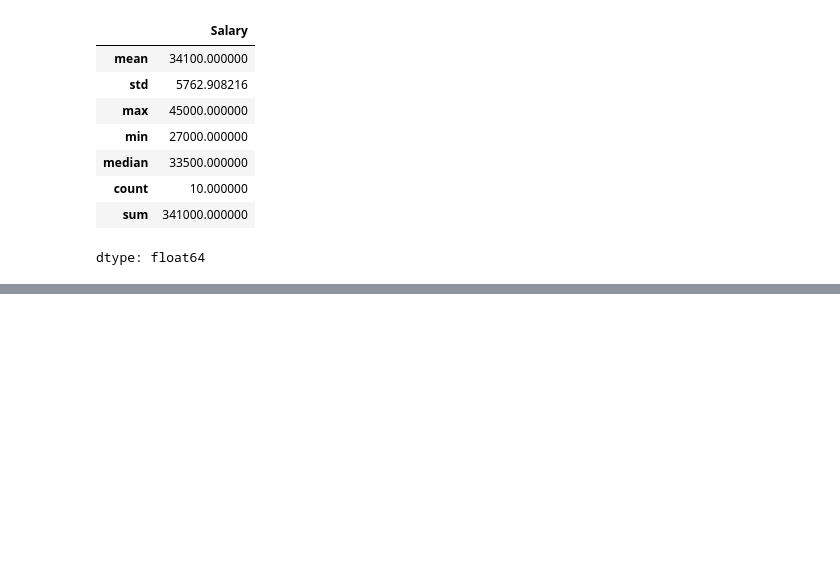
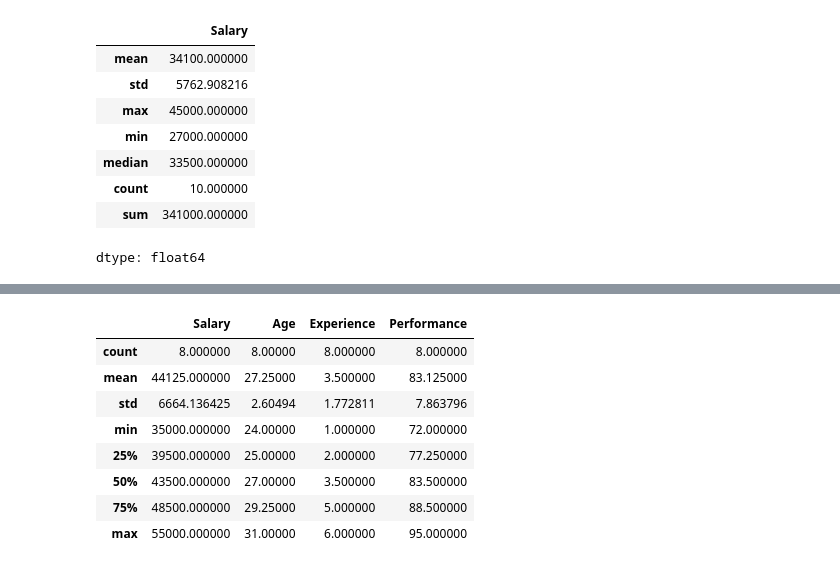
Before and after one commit to DipaliDhonnar/python, a Jupyter notebook: pandas.ipynb, the cells around one changed output, grey strips where cells are left out. Drawn from its saved outputs; the diff is of its cells as text; code cells hidden in the pictures; blank space fills up the shorter version.

```diff
--- a/pandas.ipynb
+++ b/pandas.ipynb
@@ -561,0 +660,12 @@ dtype: float64
+# %%
+operation.describe()
+# %% [output]
+|  | Salary | Age | Experience | Performance |
+| count | 8.000000 | 8.00000 | 8.000000 | 8.000000 |
+| mean | 44125.000000 | 27.25000 | 3.500000 | 83.125000 |
+| std | 6664.136425 | 2.60494 | 1.772811 | 7.863796 |
+| min | 35000.000000 | 24.00000 | 1.000000 | 72.000000 |
+| 25% | 39500.000000 | 25.00000 | 2.000000 | 77.250000 |
+| 50% | 43500.000000 | 27.00000 | 3.500000 | 83.500000 |
+| 75% | 48500.000000 | 29.25000 | 5.000000 | 88.500000 |
+| max | 55000.000000 | 31.00000 | 6.000000 | 95.000000 |
```
Also changed, not shown: parts of 10 cells of this notebook.
